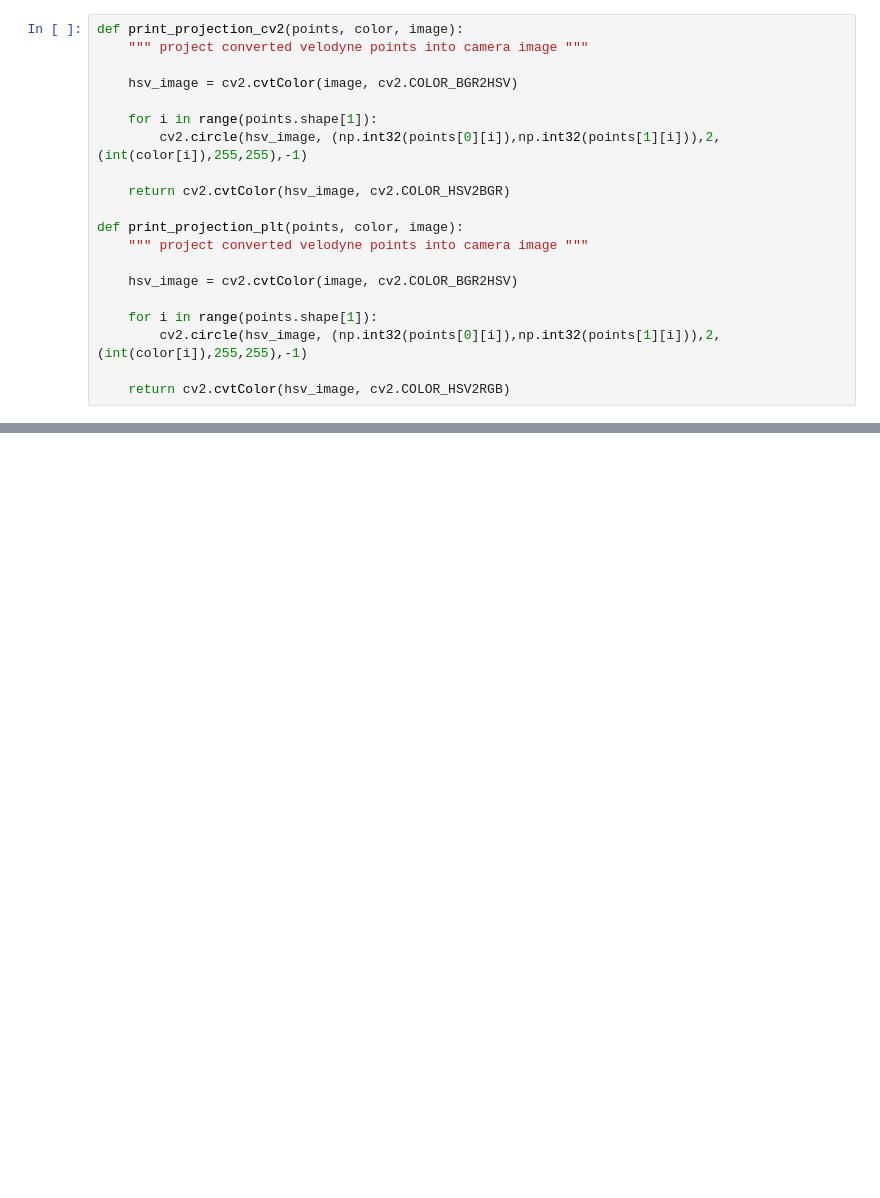
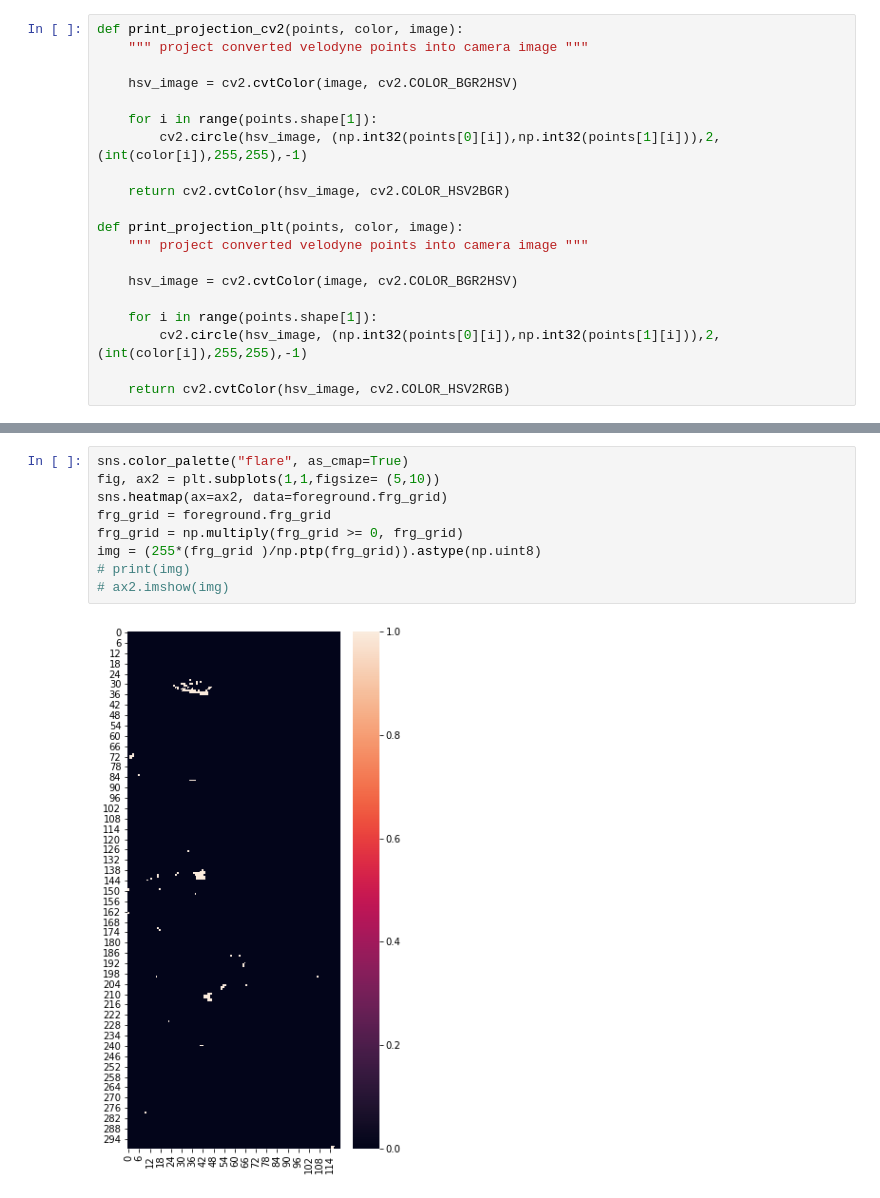
Before and after one commit to robertocaiwu/2.5DATMO, a Jupyter notebook: Velo2cam.ipynb, the cells around one changed output, grey strips where cells are left out. Cells and saved outputs as stored; diff of their text form; blank space fills up the shorter version.

```diff
--- a/Velo2cam.ipynb
+++ b/Velo2cam.ipynb
@@ -240,0 +247,11 @@ plt.imshow(transformed_grid)
+# %%
+sns.color_palette("flare", as_cmap=True)
+fig, ax2 = plt.subplots(1,1,figsize= (5,10))
+sns.heatmap(ax=ax2, data=foreground.frg_grid)
+frg_grid = foreground.frg_grid
+frg_grid = np.multiply(frg_grid >= 0, frg_grid)
+img = (255*(frg_grid )/np.ptp(frg_grid)).astype(np.uint8)
+# print(img)
+# ax2.imshow(img)
+# %% [output]
+[figure, added]
```
Also changed, not shown: parts of 13 cells of this notebook, 14 other files.
